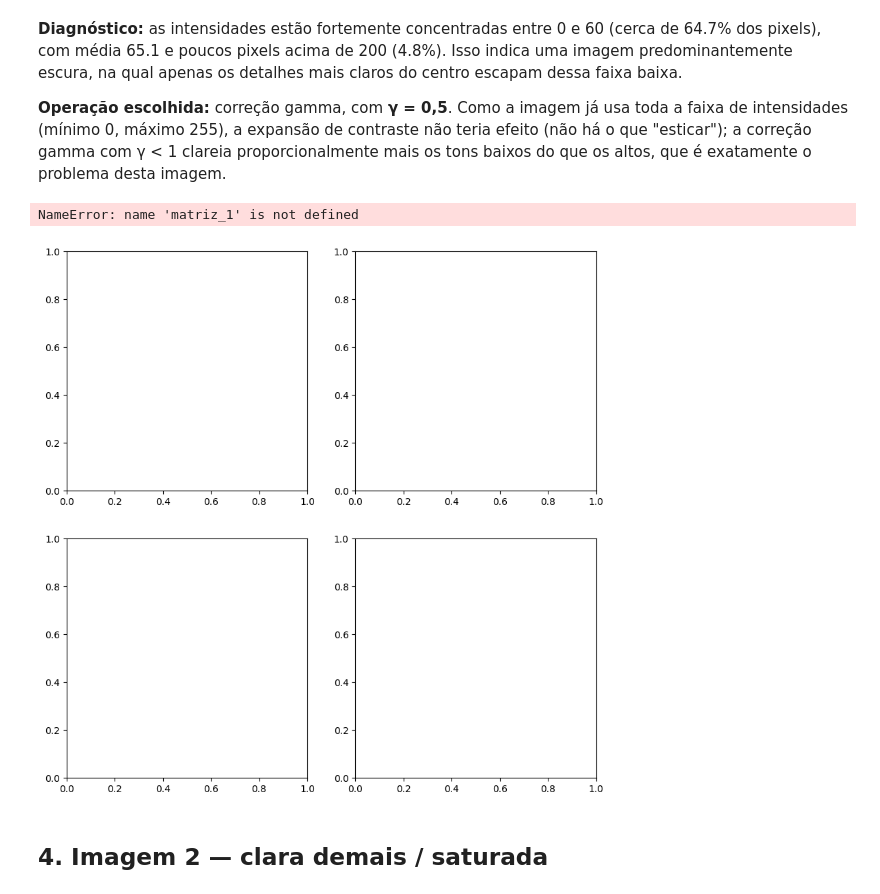
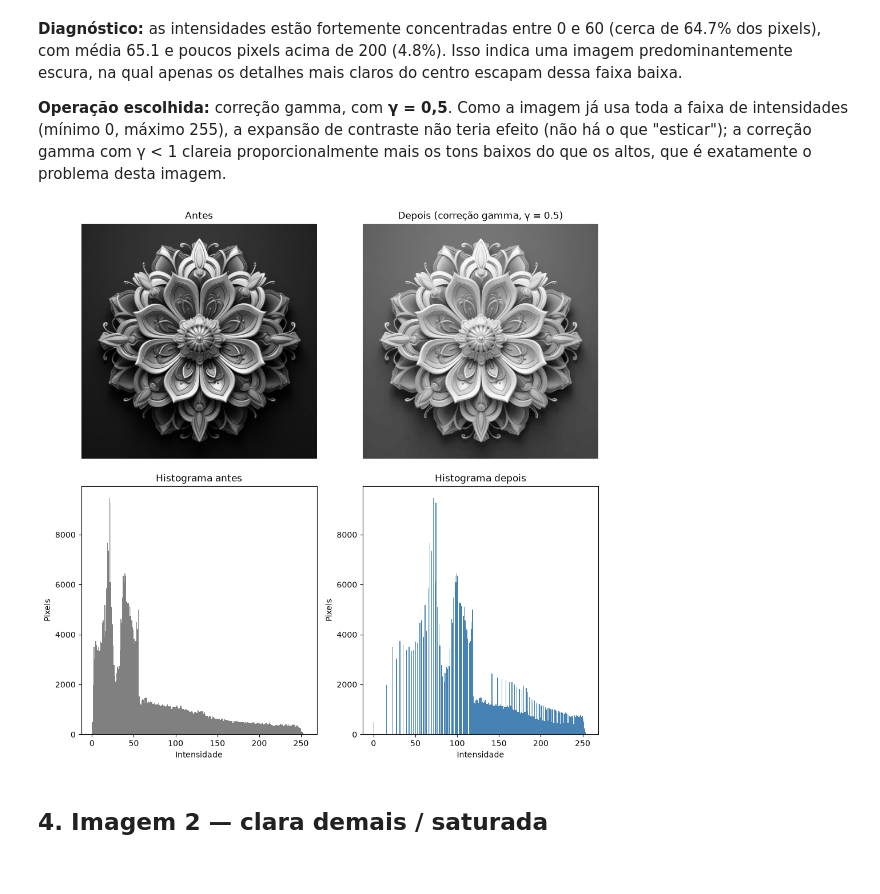
Before and after one commit to lianeheidemann/atividades-processamento-de-imagens, a Jupyter notebook: atividade/atividade-2/archive/atividade_2-diagnostico-exposicao.ipynb, the cells around one changed output. Saved outputs shown, nothing was run; the diff lists cells and outputs as text; code cells hidden in the pictures.

```diff
--- a/atividade/atividade-2/archive/atividade_2-diagnostico-exposicao.ipynb
+++ b/atividade/atividade-2/archive/atividade_2-diagnostico-exposicao.ipynb
@@ -247,34 +247,34 @@ intensidades (mínimo 0, máximo 255), a expansão de contraste não teria efeit
 (não há o que "esticar"); a correção gamma com γ < 1 clareia proporcionalmente mais os tons baixos
 do que os altos, que é exatamente o problema desta imagem.
 # %%
+matriz_1 = imagem_cinza_1
 gamma = 0.5
 resultado_1 = correcao_gamma_numpy(imagem_cinza_1, gamma)
 
 fig, eixos = plt.subplots(2, 2, figsize=(10, 10))
 
 eixos[0, 0].imshow(matriz_1, cmap="gray", vmin=0, vmax=255)
 eixos[0, 0].set_title("Antes")
 eixos[0, 0].axis("off")
 
 eixos[0, 1].imshow(resultado_1, cmap="gray", vmin=0, vmax=255)
 eixos[0, 1].set_title(f"Depois (correção gamma, γ = {gamma})")
 eixos[0, 1].axis("off")
 
 eixos[1, 0].hist(matriz_1.ravel(), bins=256, range=(0, 256), color="gray")
 eixos[1, 0].set_title("Histograma antes")
 eixos[1, 0].set_xlabel("Intensidade")
 eixos[1, 0].set_ylabel("Pixels")
 
 eixos[1, 1].hist(resultado_1.ravel(), bins=256, range=(0, 256), color="steelblue")
 eixos[1, 1].set_title("Histograma depois")
 eixos[1, 1].set_xlabel("Intensidade")
 eixos[1, 1].set_ylabel("Pixels")
 
 plt.tight_layout()
 plt.show()
 # %% [output]
-NameError: name 'matriz_1' is not defined
-[figure, old version]
+[figure, new version]
 # %% [markdown]
 ## 4. Imagem 2 — clara demais / saturada
 # %%
```
Also changed, not shown: parts of 5 cells of this notebook.
